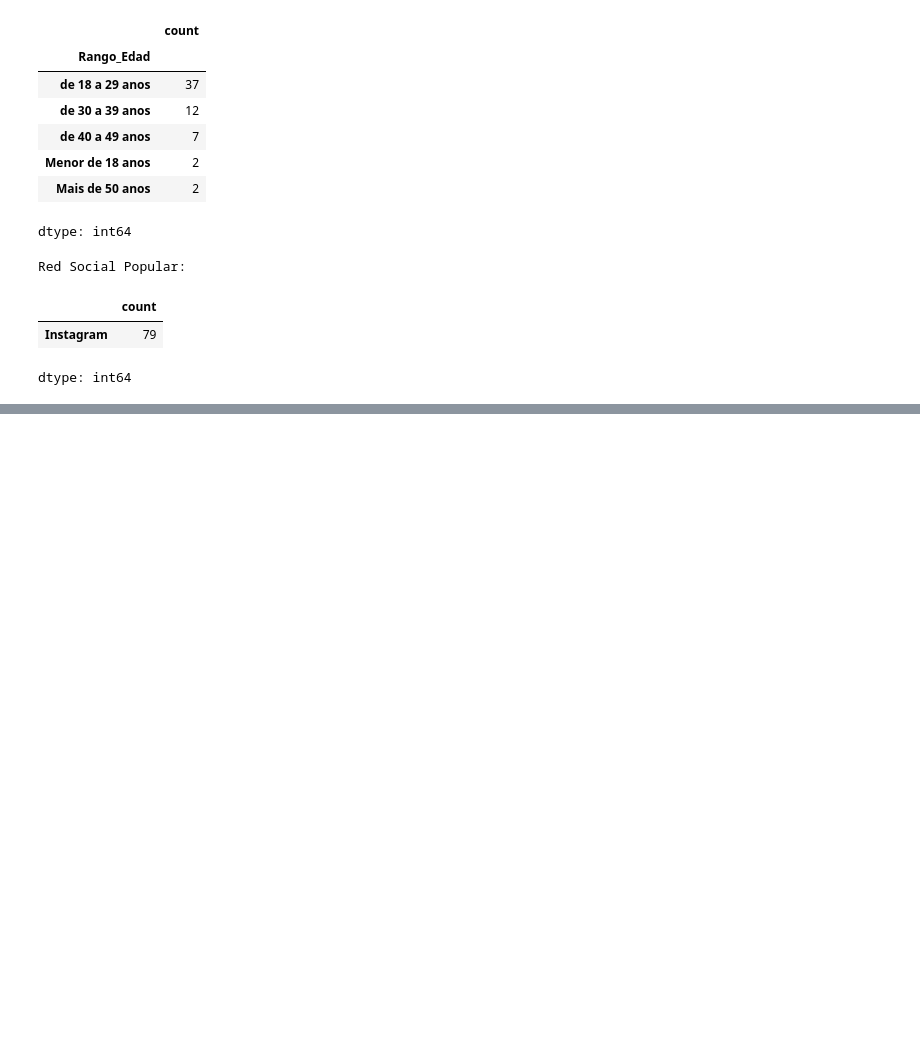
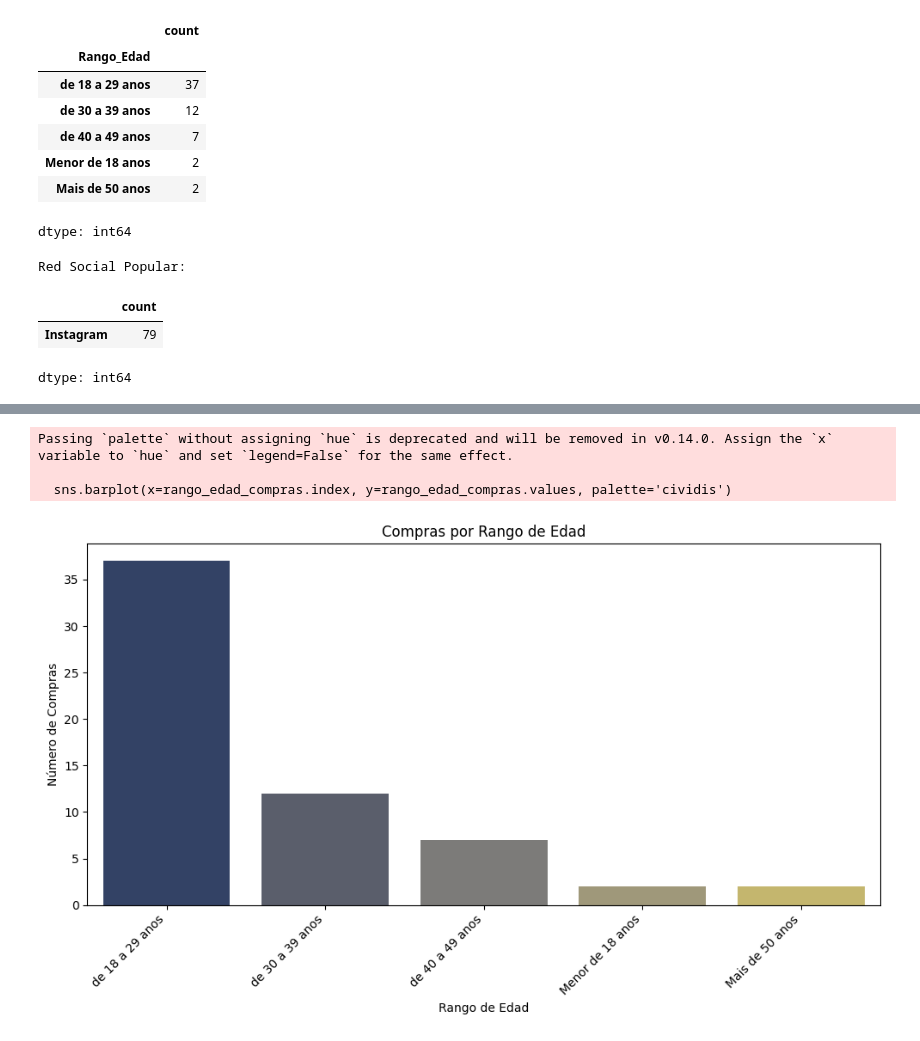
Before and after one commit to gqelito/redessociales, a Jupyter notebook: AnalisisRedesSociales.ipynb, the cells around one changed output, grey strips where cells are left out. Saved outputs shown, nothing was run; the diff lists cells and outputs as text; code cells hidden in the pictures; blank space fills up the shorter version.

```diff
--- a/AnalisisRedesSociales.ipynb
+++ b/AnalisisRedesSociales.ipynb
@@ -347,0 +382,18 @@ KeyError: 'Compra_Tras_Anuncio'
+# %%
+#Grafico de Rango de Edad que mas compra
+rango_compras = df_redesSociales[df_redesSociales['Compra_Tras_Anuncio'] == 'Sim']
+rango_edad_compras = rango_compras['Rango_Edad'].value_counts()
+
+plt.figure(figsize=(10, 6))
+sns.barplot(x=rango_edad_compras.index, y=rango_edad_compras.values, palette='cividis')
+plt.title('Compras por Rango de Edad')
+plt.xlabel('Rango - Edad')
+plt.ylabel('Número de Compras')
+plt.xticks(rotation=45, ha='right')
+plt.tight_layout()
+plt.show()
+# %% [output]
+Passing `palette` without assigning `hue` is deprecated and will be removed in v0.14.0. Assign the `x` variable to `hue` and set `legend=False` for the same effect.
+
+  sns.barplot(x=rango_edad_compras.index, y=rango_edad_compras.values, palette='cividis')
+[figure, added]
```
Also changed, not shown: parts of 11 cells of this notebook.
